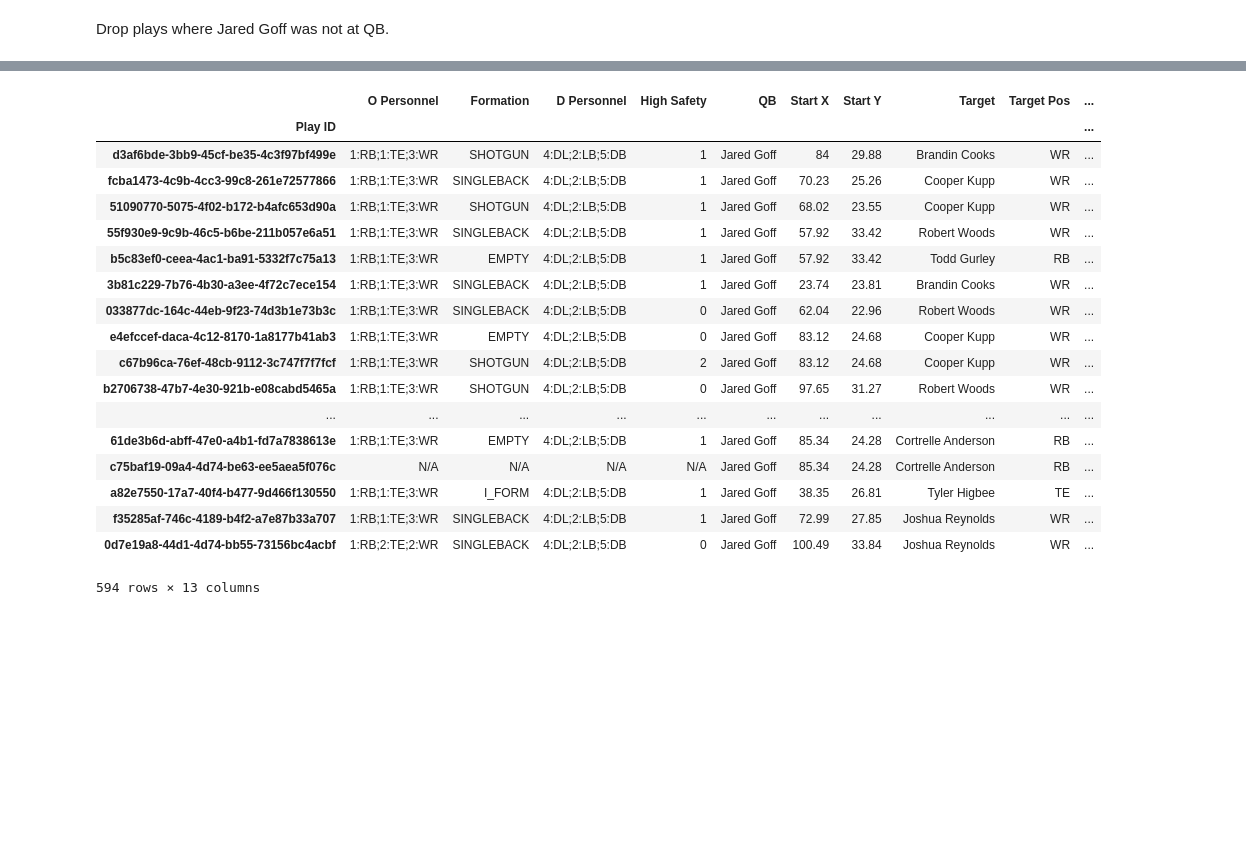
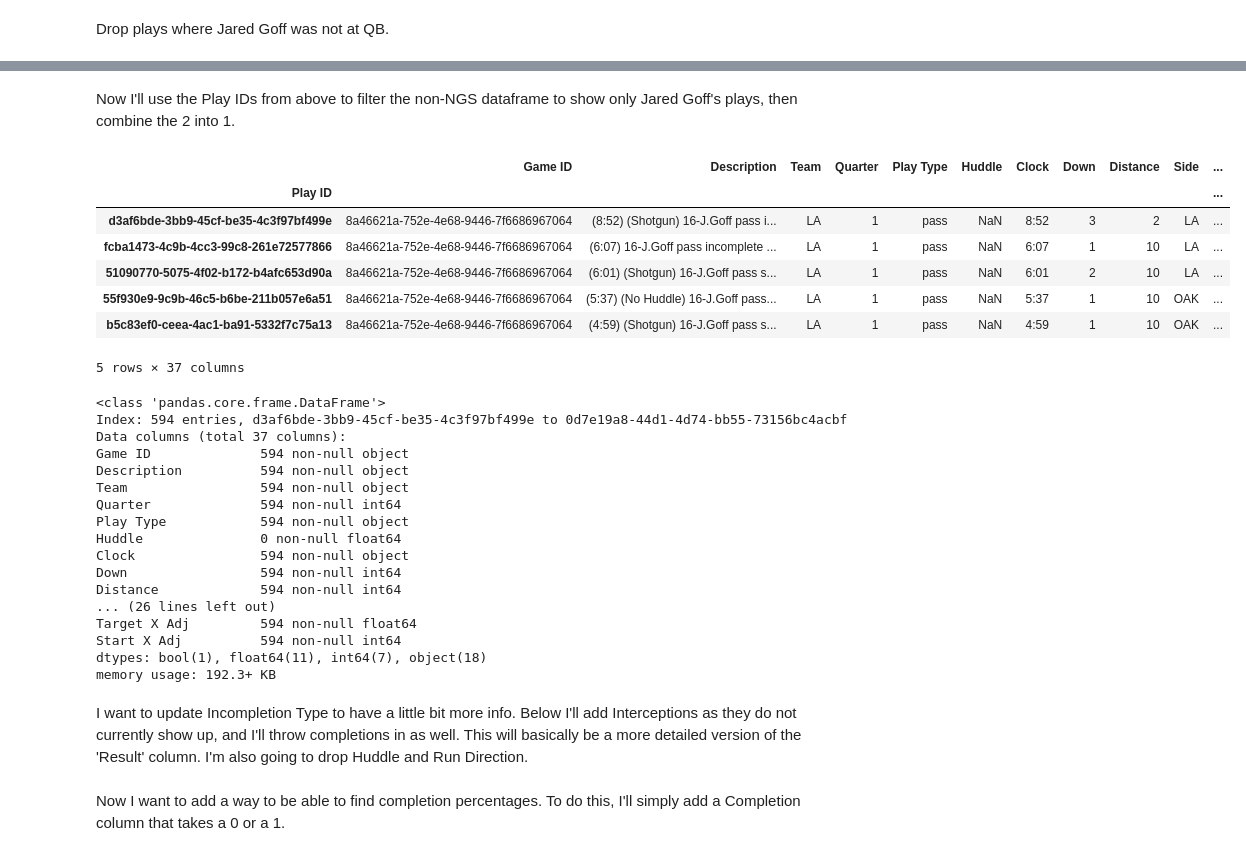
Before and after one commit to brown2te/Jared-Goff-NGS, a Jupyter notebook: Jared Goff 2018 - Gathering Data.ipynb, the cells around one changed output, grey strips where cells are left out. Cells and saved outputs as stored; diff of their text form; code cells hidden in the pictures; blank space fills up the shorter version.

```diff
--- a/Jared Goff 2018 - Gathering Data.ipynb
+++ b/Jared Goff 2018 - Gathering Data.ipynb
@@ -712,24 +743,37 @@ I have all of the X,Y coordinates now of the QB as well as the pass target. What
-# %%
-rams_ngs2018['Target X Adj'] = abs(rams_ngs2018['Target X'] - rams_ngs2018['Start X'])
-rams_ngs2018['Start X Adj'] = 0
-rams_ngs2018
-# %% [output]
-|  | O Personnel | Formation | D Personnel | High Safety | QB | Start X | Start Y | Target | Target Pos | ... |
-| Play ID |  |  |  |  |  |  |  |  |  | ... |
-| d3af6bde-3bb9-45cf-be35-4c3f97bf499e | 1:RB;1:TE;3:WR | SHOTGUN | 4:DL;2:LB;5:DB | 1 | Jared Goff | 84 | 29.88 | Brandin Cooks | WR | ... |
-| fcba1473-4c9b-4cc3-99c8-261e72577866 | 1:RB;1:TE;3:WR | SINGLEBACK | 4:DL;2:LB;5:DB | 1 | Jared Goff | 70.23 | 25.26 | Cooper Kupp | WR | ... |
-| 51090770-5075-4f02-b172-b4afc653d90a | 1:RB;1:TE;3:WR | SHOTGUN | 4:DL;2:LB;5:DB | 1 | Jared Goff | 68.02 | 23.55 | Cooper Kupp | WR | ... |
-| 55f930e9-9c9b-46c5-b6be-211b057e6a51 | 1:RB;1:TE;3:WR | SINGLEBACK | 4:DL;2:LB;5:DB | 1 | Jared Goff | 57.92 | 33.42 | Robert Woods | WR | ... |
-| b5c83ef0-ceea-4ac1-ba91-5332f7c75a13 | 1:RB;1:TE;3:WR | EMPTY | 4:DL;2:LB;5:DB | 1 | Jared Goff | 57.92 | 33.42 | Todd Gurley | RB | ... |
-| 3b81c229-7b76-4b30-a3ee-4f72c7ece154 | 1:RB;1:TE;3:WR | SINGLEBACK | 4:DL;2:LB;5:DB | 1 | Jared Goff | 23.74 | 23.81 | Brandin Cooks | WR | ... |
-| 033877dc-164c-44eb-9f23-74d3b1e73b3c | 1:RB;1:TE;3:WR | SINGLEBACK | 4:DL;2:LB;5:DB | 0 | Jared Goff | 62.04 | 22.96 | Robert Woods | WR | ... |
-| e4efccef-daca-4c12-8170-1a8177b41ab3 | 1:RB;1:TE;3:WR | EMPTY | 4:DL;2:LB;5:DB | 0 | Jared Goff | 83.12 | 24.68 | Cooper Kupp | WR | ... |
-| c67b96ca-76ef-48cb-9112-3c747f7f7fcf | 1:RB;1:TE;3:WR | SHOTGUN | 4:DL;2:LB;5:DB | 2 | Jared Goff | 83.12 | 24.68 | Cooper Kupp | WR | ... |
-| b2706738-47b7-4e30-921b-e08cabd5465a | 1:RB;1:TE;3:WR | SHOTGUN | 4:DL;2:LB;5:DB | 0 | Jared Goff | 97.65 | 31.27 | Robert Woods | WR | ... |
-| ... | ... | ... | ... | ... | ... | ... | ... | ... | ... | ... |
-| 61de3b6d-abff-47e0-a4b1-fd7a7838613e | 1:RB;1:TE;3:WR | EMPTY | 4:DL;2:LB;5:DB | 1 | Jared Goff | 85.34 | 24.28 | Cortrelle Anderson | RB | ... |
-| c75baf19-09a4-4d74-be63-ee5aea5f076c | N/A | N/A | N/A | N/A | Jared Goff | 85.34 | 24.28 | Cortrelle Anderson | RB | ... |
-| a82e7550-17a7-40f4-b477-9d466f130550 | 1:RB;1:TE;3:WR | I_FORM | 4:DL;2:LB;5:DB | 1 | Jared Goff | 38.35 | 26.81 | Tyler Higbee | TE | ... |
-| f35285af-746c-4189-b4f2-a7e87b33a707 | 1:RB;1:TE;3:WR | SINGLEBACK | 4:DL;2:LB;5:DB | 1 | Jared Goff | 72.99 | 27.85 | Joshua Reynolds | WR | ... |
-| 0d7e19a8-44d1-4d74-bb55-73156bc4acbf | 1:RB;2:TE;2:WR | SINGLEBACK | 4:DL;2:LB;5:DB | 0 | Jared Goff | 100.49 | 33.84 | Joshua Reynolds | WR | ... |
-594 rows × 13 columns
+# %% [markdown]
+Now I'll use the Play IDs from above to filter the non-NGS dataframe to show only Jared Goff's plays, then combine the 2 into 1.
+# %%
+goff_reg = rams_reg.loc[rams_ngs2018.index]
+goff = goff_reg.join(rams_ngs2018)
+goff.head()
+# %% [output]
+|  | Game ID | Description | Team | Quarter | Play Type | Huddle | Clock | Down | Distance | Side | ... |
+| Play ID |  |  |  |  |  |  |  |  |  |  | ... |
+| d3af6bde-3bb9-45cf-be35-4c3f97bf499e | 8a46621a-752e-4e68-9446-7f6686967064 | (8:52) (Shotgun) 16-J.Goff pass i... | LA | 1 | pass | NaN | 8:52 | 3 | 2 | LA | ... |
+| fcba1473-4c9b-4cc3-99c8-261e72577866 | 8a46621a-752e-4e68-9446-7f6686967064 | (6:07) 16-J.Goff pass incomplete ... | LA | 1 | pass | NaN | 6:07 | 1 | 10 | LA | ... |
+| 51090770-5075-4f02-b172-b4afc653d90a | 8a46621a-752e-4e68-9446-7f6686967064 | (6:01) (Shotgun) 16-J.Goff pass s... | LA | 1 | pass | NaN | 6:01 | 2 | 10 | LA | ... |
+| 55f930e9-9c9b-46c5-b6be-211b057e6a51 | 8a46621a-752e-4e68-9446-7f6686967064 | (5:37) (No Huddle) 16-J.Goff pass... | LA | 1 | pass | NaN | 5:37 | 1 | 10 | OAK | ... |
+| b5c83ef0-ceea-4ac1-ba91-5332f7c75a13 | 8a46621a-752e-4e68-9446-7f6686967064 | (4:59) (Shotgun) 16-J.Goff pass s... | LA | 1 | pass | NaN | 4:59 | 1 | 10 | OAK | ... |
+5 rows × 37 columns
+# %%
+goff.info()
+# %% [output]
+<class 'pandas.core.frame.DataFrame'>
+Index: 594 entries, d3af6bde-3bb9-45cf-be35-4c3f97bf499e to 0d7e19a8-44d1-4d74-bb55-73156bc4acbf
+Data columns (total 37 columns):
+Game ID              594 non-null object
+Description          594 non-null object
+Team                 594 non-null object
+Quarter              594 non-null int64
+Play Type            594 non-null object
+Huddle               0 non-null float64
+Clock                594 non-null object
+Down                 594 non-null int64
+Distance             594 non-null int64
+... (26 lines left out)
+Target X Adj         594 non-null float64
+Start X Adj          594 non-null int64
+dtypes: bool(1), float64(11), int64(7), object(18)
+memory usage: 192.3+ KB
+# %% [markdown]
+I want to  update Incompletion Type to have a little bit more info. Below I'll add Interceptions as they do not currently show up, and I'll throw completions in as well. This will basically be a more detailed version of the 'Result' column. I'm also going to drop Huddle and Run Direction.
@@ -735,0 +790,2 @@ rams_ngs2018
+# %% [markdown]
+Now I want to add a way to be able to find completion percentages. To do this, I'll simply add a Completion column that takes a 0 or a 1.
```
Also changed, not shown: parts of 29 cells of this notebook.
